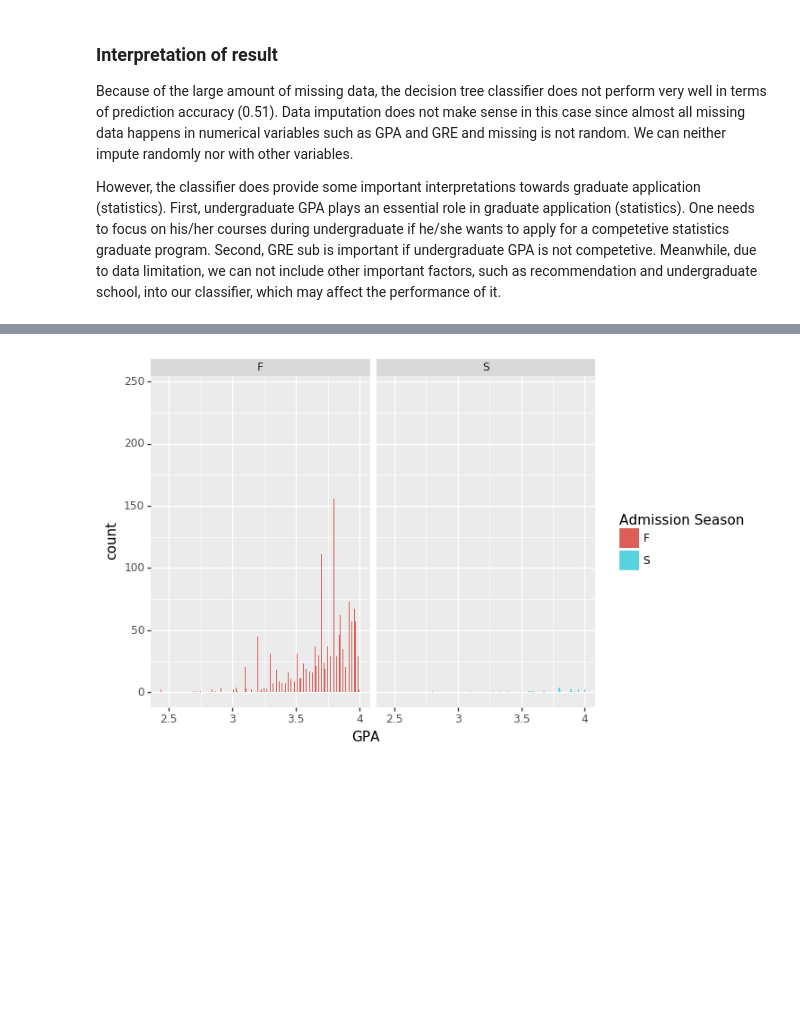
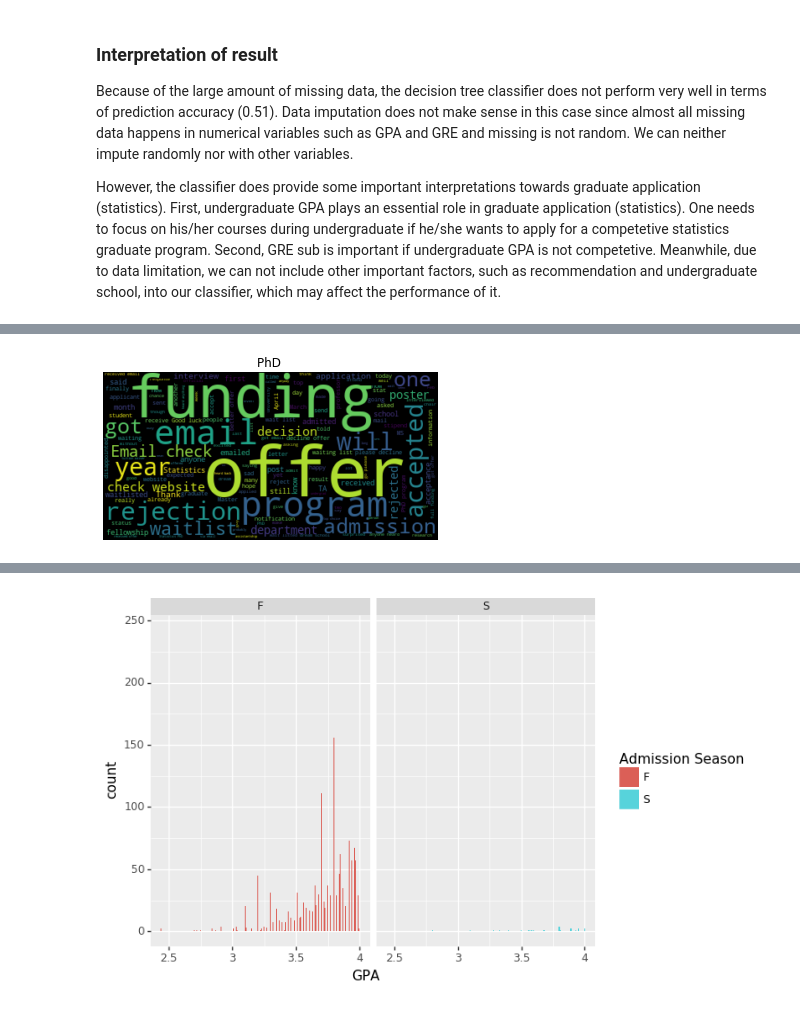
Before and after one commit to hango1996/Analysis-of-Gradcafe-Data, a Jupyter notebook: final_project-master/notebooks/EDA.ipynb, the cells around one changed output, grey strips where cells are left out. Cells and saved outputs as stored; diff of their text form; code cells hidden in the pictures; blank space fills up the shorter version.

```diff
--- a/final_project-master/notebooks/EDA.ipynb
+++ b/final_project-master/notebooks/EDA.ipynb
@@ -401,0 +438,4 @@ However, the classifier does provide some important interpretations towards grad
+# %%
+wordcloud_df({"degree": "PhD"})
+# %% [output]
+[figure, added]
```
Also changed, not shown: parts of 21 cells of this notebook.
